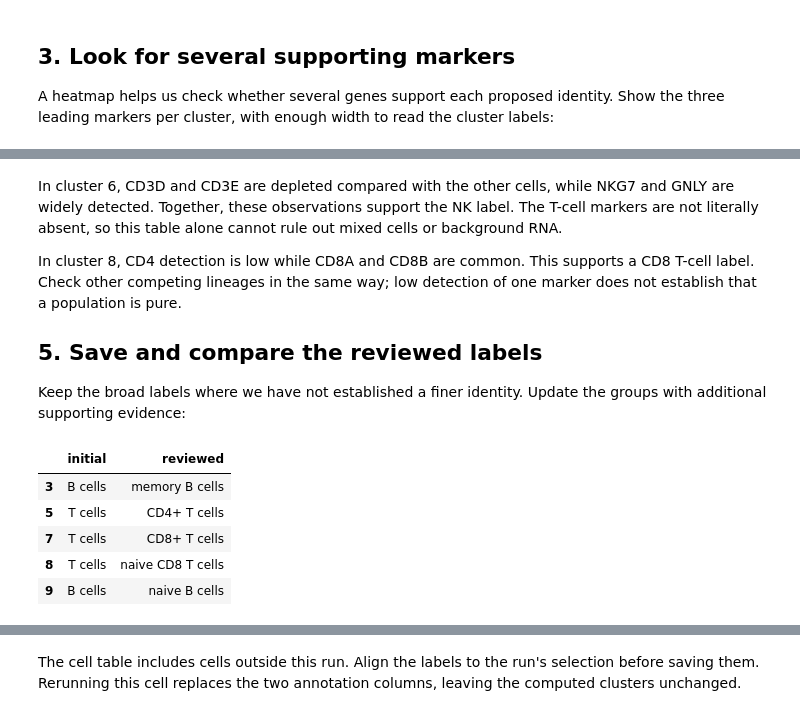
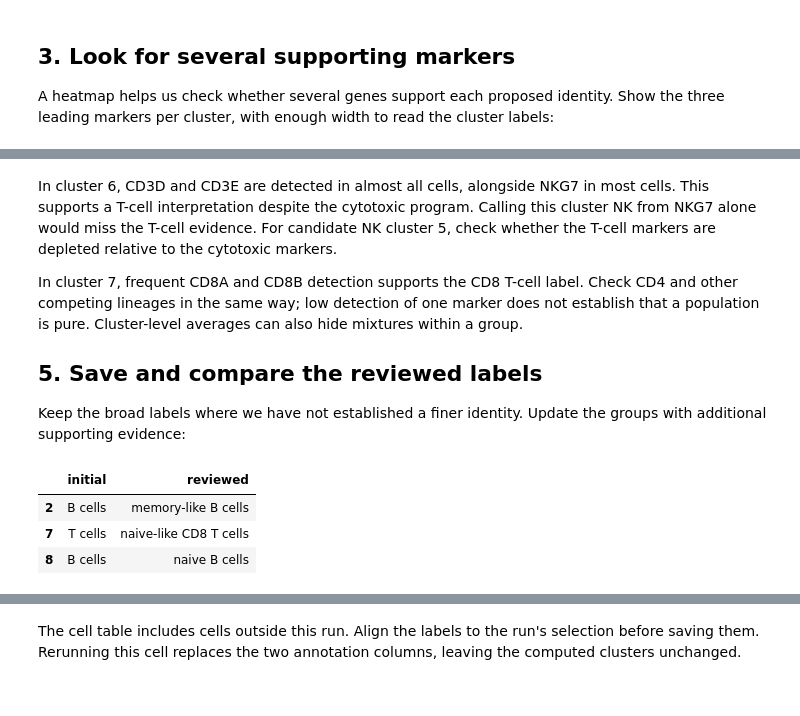
Before and after one commit to NygenAnalytics/CyteArc, a Jupyter notebook: docs/source/tutorials/annotation.ipynb, the cells around one changed output, grey strips where cells are left out. Cells and saved outputs as stored; diff of their text form; code cells hidden in the pictures.

```diff
--- a/docs/source/tutorials/annotation.ipynb
+++ b/docs/source/tutorials/annotation.ipynb
@@ -171,17 +173,17 @@ Started: 2026-10-08T11:03:16.015442Z | Wall time: 0.664 s
 # %% [markdown]
 These are starting hypotheses. Several clusters receive the same broad name:
 # %%
-# Record the broad identities suggested by the initial marker panel.
+# Record broad identities to check against the full marker evidence.
 proposed_labels = {
     "1": "CD14 monocytes",
-    "2": "monocytes",
-    "3": "B cells",
+    "2": "B cells",
+    "3": "T cells",
     "4": "T cells",
-    "5": "T cells",
-    "6": "NK cells",
+    "5": "NK cells",
+    "6": "T cells",
     "7": "T cells",
-    "8": "T cells",
-    "9": "B cells",
+    "8": "B cells",
+    "9": "monocytes",
     "10": "pDC-like cells",
 }
 
@@ -295,11 +303,12 @@ Started: 2026-10-08T11:03:18.904797Z | Wall time: 0.052 s
 # %% [markdown]
-In cluster 6, CD3D and CD3E are depleted compared with the other cells, while NKG7 and GNLY are
-widely detected. Together, these observations support the NK label. The T-cell markers are not
-literally absent, so this table alone cannot rule out mixed cells or background RNA.
+In cluster 6, CD3D and CD3E are detected in almost all cells, alongside NKG7 in most cells.
+This supports a T-cell interpretation despite the cytotoxic program. Calling this cluster NK
+from NKG7 alone would miss the T-cell evidence. For candidate NK cluster 5, check whether the
+T-cell markers are depleted relative to the cytotoxic markers.
 
-In cluster 8, CD4 detection is low while CD8A and CD8B are common. This supports a CD8 T-cell
-label. Check other competing lineages in the same way; low detection of one marker does not
-establish that a population is pure.
+In cluster 7, frequent CD8A and CD8B detection supports the CD8 T-cell label. Check CD4 and other
+competing lineages in the same way; low detection of one marker does not establish that a
+population is pure. Cluster-level averages can also hide mixtures within a group.
 
 ## 5. Save and compare the reviewed labels
 
@@ -308,22 +317,18 @@ additional supporting evidence:
 # %%
 # Refine only the identities supported by the additional evidence.
 final_labels = proposed_labels | {
-    "3": "memory B cells",
-    "5": "CD4+ T cells",
-    "7": "CD8+ T cells",
-    "8": "naive CD8 T cells",
-    "9": "naive B cells",
+    "2": "memory-like B cells",
+    "7": "naive-like CD8 T cells",
+    "8": "naive B cells",
 }
 
 # Put the initial and reviewed labels beside each other.
 label_review = pd.DataFrame({"initial": proposed_labels, "reviewed": final_labels})
 
 # Display only the labels changed during review.
 label_review.loc[label_review["initial"] != label_review["reviewed"]]
 # %% [output]
 |  | initial | reviewed |
-| 3 | B cells | memory B cells |
-| 5 | T cells | CD4+ T cells |
-| 7 | T cells | CD8+ T cells |
-| 8 | T cells | naive CD8 T cells |
-| 9 | B cells | naive B cells |
+| 2 | B cells | memory-like B cells |
+| 7 | T cells | naive-like CD8 T cells |
+| 8 | B cells | naive B cells |
```
Also changed, not shown: parts of 16 cells of this notebook, 18 other files.
